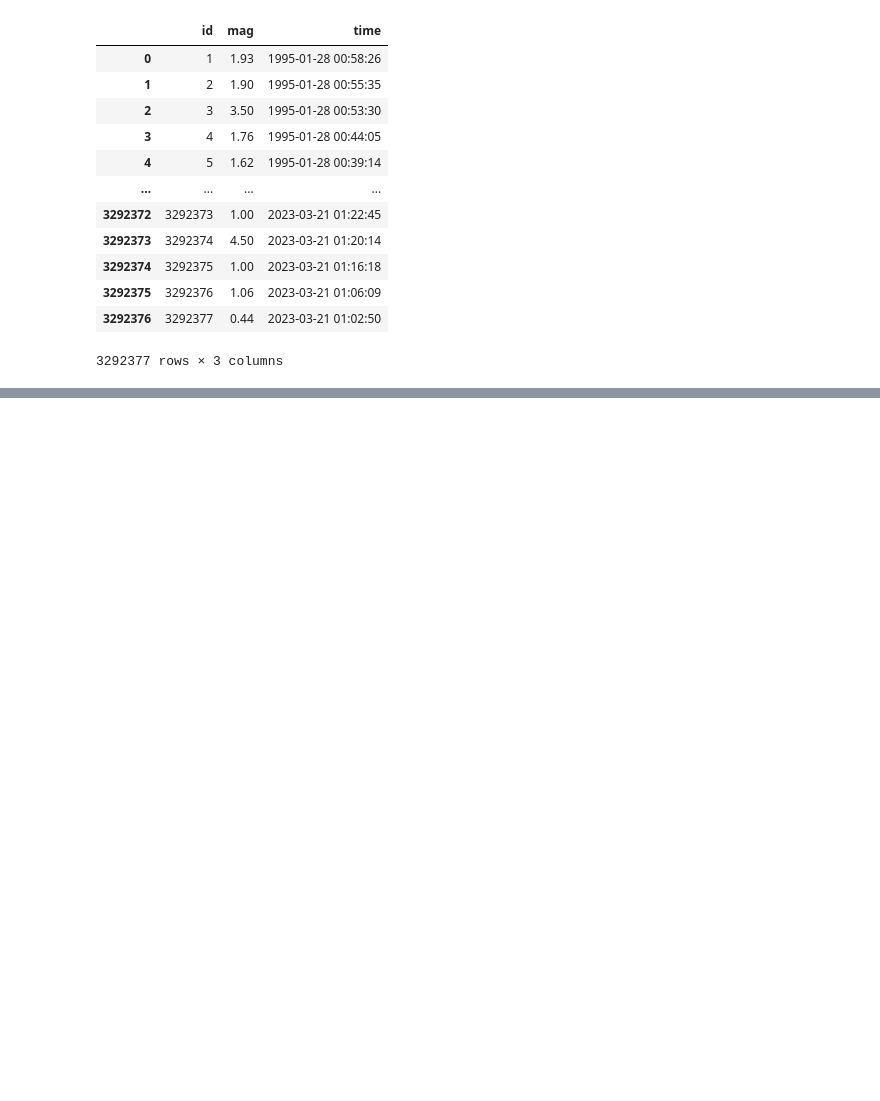
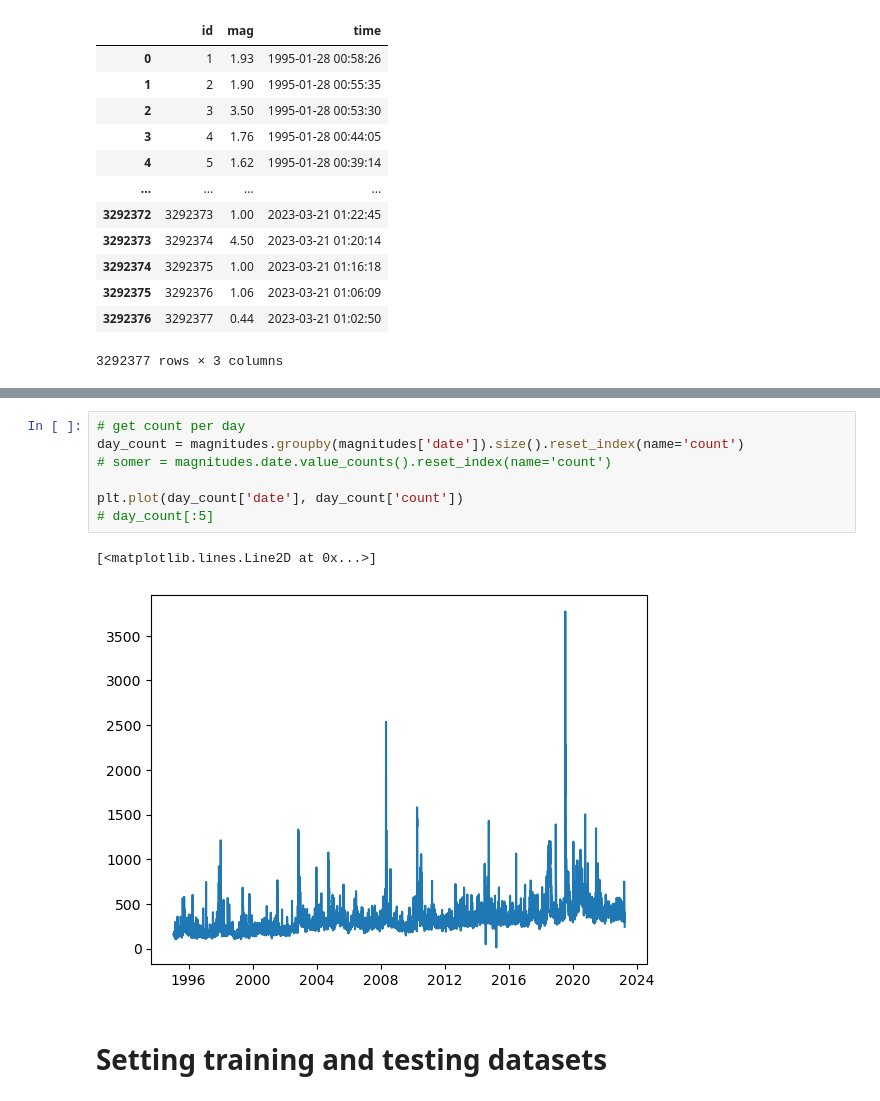
Before and after one commit to KonWys01/WebAppToAssessEarthquakeRisk, a Jupyter notebook: backend/machine_learning/main.ipynb, the cells around one changed output, grey strips where cells are left out. Cells and saved outputs as stored; diff of their text form; blank space fills up the shorter version.

```diff
--- a/backend/machine_learning/main.ipynb
+++ b/backend/machine_learning/main.ipynb
@@ -72,0 +129,12 @@ plt.scatter(filtered['time'], filtered['mag'], s=[3])
+# %%
+# get count per day
+day_count = magnitudes.groupby(magnitudes['date']).size().reset_index(name='count')
+# somer = magnitudes.date.value_counts().reset_index(name='count')
+
+plt.plot(day_count['date'], day_count['count'])
+# day_count[:5]
+# %% [output]
+[<matplotlib.lines.Line2D at 0x...>]
+[figure, added]
+# %% [markdown]
+# Setting training and testing datasets
```
Also changed, not shown: parts of 27 cells of this notebook, 2 other files.
